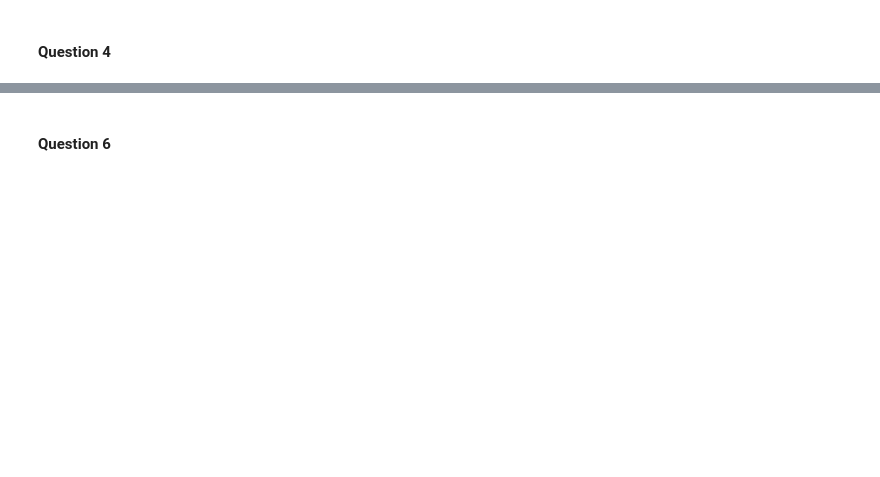
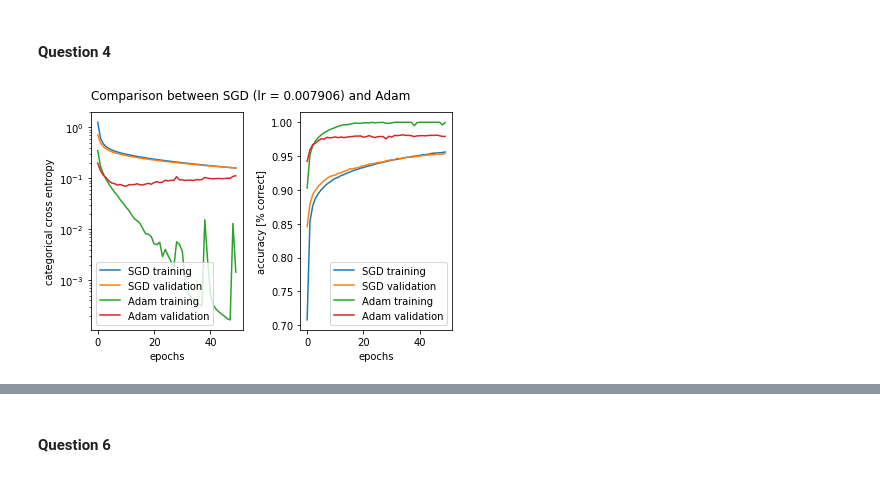
Before and after one commit to Battleman/ANN, a Jupyter notebook: miniproject1.ipynb, the cells around one changed output, grey strips where cells are left out. Cells and saved outputs as stored; diff of their text form; code cells hidden in the pictures; blank space fills up the shorter version.

```diff
--- a/miniproject1.ipynb
+++ b/miniproject1.ipynb
@@ -375,4 +348,6 @@ comparison_plot(histories['SGD']['0.0621016942'], histories['SGD']['10.000000000
 # %% [markdown]
 #### Question 4
 # %%
-comparison_plot(histories['SGD']['0.0621016942'], histories['Adam'], 'SGD'.format(0.0621016942), 'Adam', 'Comparison between SGD (lr = {:5f}) and Adam'.format(0.0621016942));
+comparison_plot(histories['SGD']['0.0079060432'], histories['Adam'], 'SGD'.format(0.0079060432), 'Adam', 'Comparison between SGD (lr = {:5f}) and Adam'.format(0.0079060432));
+# %% [output]
+[figure, added]
```
Also changed, not shown: parts of 20 cells of this notebook.
